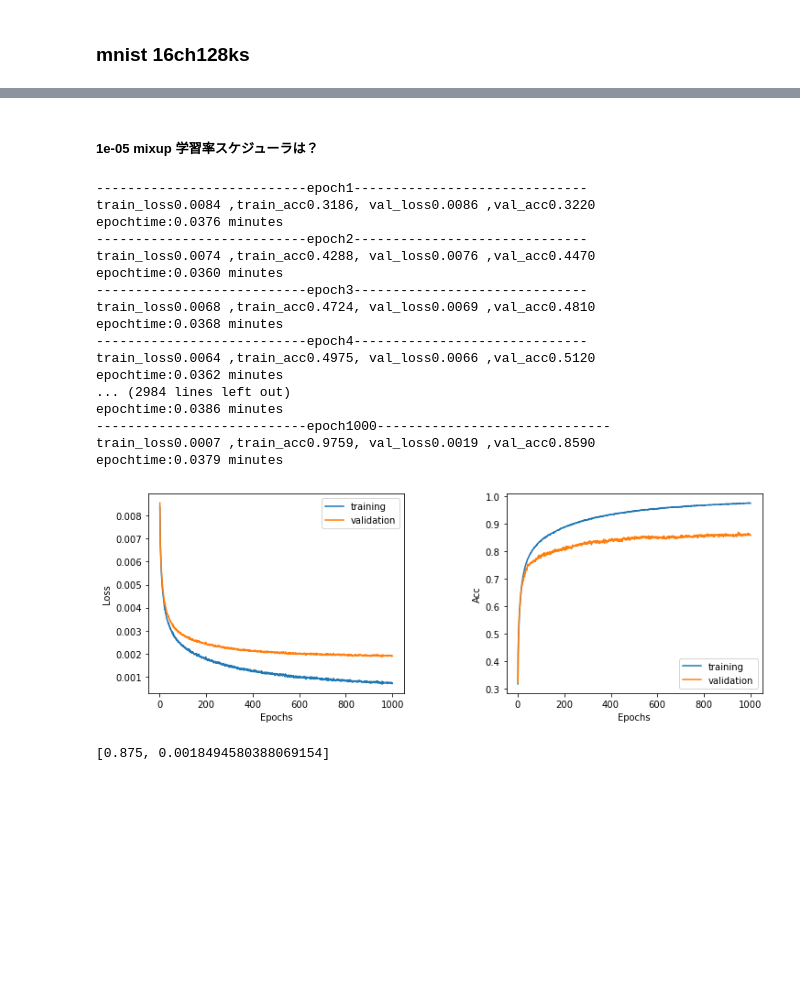
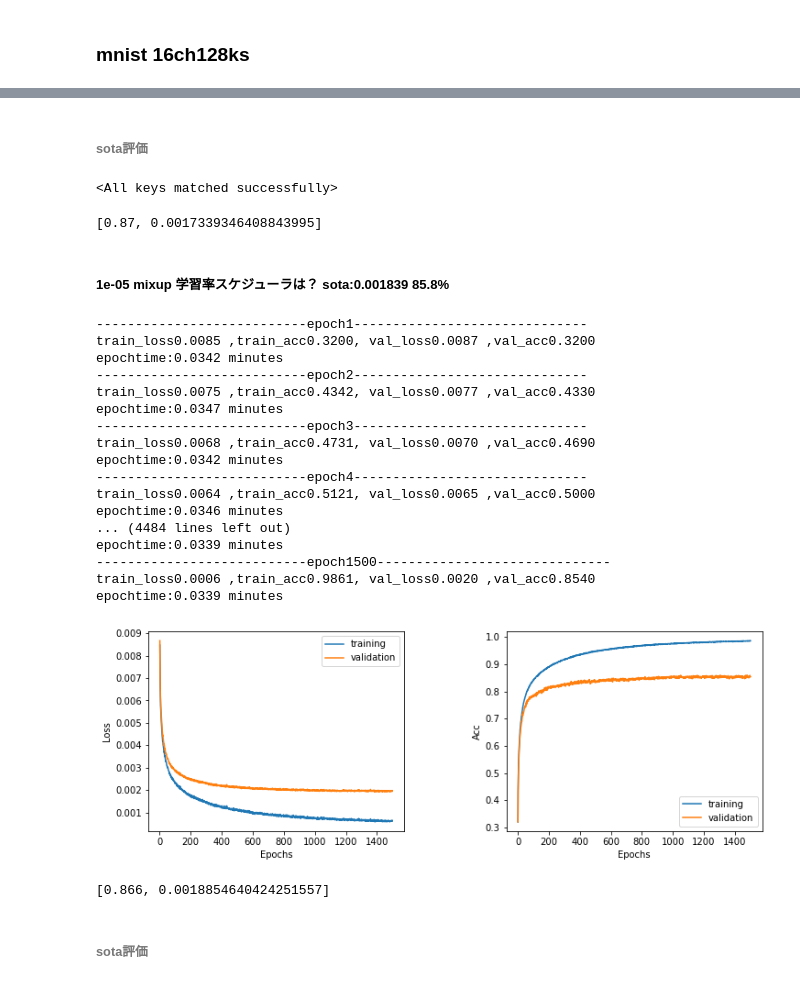
Before and after one commit to k-kw/ipynb_linux, a Jupyter notebook: classification.ipynb, the cells around one changed output, grey strips where cells are left out. Saved outputs shown, nothing was run; the diff lists cells and outputs as text; code cells hidden in the pictures; blank space fills up the shorter version.

```diff
--- a/classification.ipynb
+++ b/classification.ipynb
@@ -88,3 +88,11 @@ print(len(mlt), len(mlv), len(mltest))
 (70000, 1, 1600)
 (70000,)
 266 4 4
+# %%
+channel = [1, 16]
+kernel_size = [128]
+pool_list = [3]
+criterion = nn.NLLLoss()
+device = torch.device('cuda:0' if torch.cuda.is_available() else 'cpu')
+
+model = my_model.cnn1d(channel, kernel_size, pool_list, 10, 0.5, 128).to(device)
@@ -90,0 +119,19 @@ print(len(mlt), len(mlv), len(mltest))
+# %%
+optimizer = optim.Adam(model.parameters(), lr=1e-05)
+
+epochs = 1000
+
+# lrdir=osp.join(howdatadir, "1e-05")
+# modelsavedir = osp.join(lrdir, "16ch128ks3pool")
+#md_path = osp.join(modelsavedir, 'last.pth')
+
+#training
+tl, vl, ta, va = DL.train_model_ver3(mlt, mlv, model, criterion, optimizer, epochs, device,
+                                    mean_or_improve="improve", decision_num=10,)
+
+#torch.save(model.state_dict(), md_path)
+DL.learning_curv_ver2( 12, 4, 10, 10, tls = tl, vls = vl, tas = ta, vas = va)
+
+
+val = DL.val_model(mltest, model, device, criterion, False)
+print(val)
@@ -793,0 +876,2 @@ epochtime:0.0450 minutes
+# %% [markdown]
+###### sota評価
@@ -794,5 +881,15 @@ epochtime:0.0450 minutes
+# %%
+mdpath=osp.join(modelsavedir, "sota.pth")
+model.load_state_dict(torch.load(mdpath))
+# %% [output]
+<All keys matched successfully>
+# %%
+val = DL.val_model(mltest, model, device, criterion, False)
+print(val)
+# %% [output]
+[0.87, 0.0017339346408843995]
 # %% [markdown]
-##### 1e-05 mixup 学習率スケジューラは？
+##### 1e-05 mixup 学習率スケジューラは？ sota:0.001839 85.8%
 # %%
 channel = [1, 16]
 kernel_size = [128]
@@ -804,41 +901,43 @@ model = my_model.cnn1d(channel, kernel_size, pool_list, 10, 0.5, 128).to(device)
 # %%
 optimizer = optim.Adam(model.parameters(), lr=1e-05)
 
-epochs = 1000
+epochs = 1500
 
 lrdir=osp.join(howdatadir, "mixup/1e-05")
 modelsavedir = osp.join(lrdir, "16ch128ks")
 md_path = osp.join(modelsavedir, 'last.pth')
 
 #training
 tl, vl, ta, va = DL.train_model_mixup(mlt, mlv, model, criterion, optimizer, epochs, device,
                                     mean_or_improve="improve", decision_num=10,
                                     mixalpha=1.2,
                                     modelsavedir=modelsavedir, saveepoch=400)
 
 torch.save(model.state_dict(), md_path)
 DL.learning_curv_ver2( 12, 4, 10, 10, tls = tl, vls = vl, tas = ta, vas = va)
 
 
 val = DL.val_model(mltest, model, device, criterion, False)
 print(val)
 # %% [output]
 ---------------------------epoch1------------------------------
-train_loss0.0084 ,train_acc0.3186, val_loss0.0086 ,val_acc0.3220
-epochtime:0.0376 minutes
+train_loss0.0085 ,train_acc0.3200, val_loss0.0087 ,val_acc0.3200
+epochtime:0.0342 minutes
 ---------------------------epoch2------------------------------
-train_loss0.0074 ,train_acc0.4288, val_loss0.0076 ,val_acc0.4470
-epochtime:0.0360 minutes
+train_loss0.0075 ,train_acc0.4342, val_loss0.0077 ,val_acc0.4330
+epochtime:0.0347 minutes
 ---------------------------epoch3------------------------------
-train_loss0.0068 ,train_acc0.4724, val_loss0.0069 ,val_acc0.4810
-epochtime:0.0368 minutes
+train_loss0.0068 ,train_acc0.4731, val_loss0.0070 ,val_acc0.4690
+epochtime:0.0342 minutes
 ---------------------------epoch4------------------------------
-train_loss0.0064 ,train_acc0.4975, val_loss0.0066 ,val_acc0.5120
-epochtime:0.0362 minutes
-... (2984 lines left out)
-epochtime:0.0386 minutes
----------------------------epoch1000------------------------------
-train_loss0.0007 ,train_acc0.9759, val_loss0.0019 ,val_acc0.8590
-epochtime:0.0379 minutes
+train_loss0.0064 ,train_acc0.5121, val_loss0.0065 ,val_acc0.5000
+epochtime:0.0346 minutes
+... (4484 lines left out)
+epochtime:0.0339 minutes
+---------------------------epoch1500------------------------------
+train_loss0.0006 ,train_acc0.9861, val_loss0.0020 ,val_acc0.8540
+epochtime:0.0339 minutes
-[figure, old version]
+[figure, new version]
-[0.875, 0.0018494580388069154]
+[0.866, 0.0018854640424251557]
+# %% [markdown]
+###### sota評価
```
Also changed, not shown: parts of 15 cells of this notebook.
